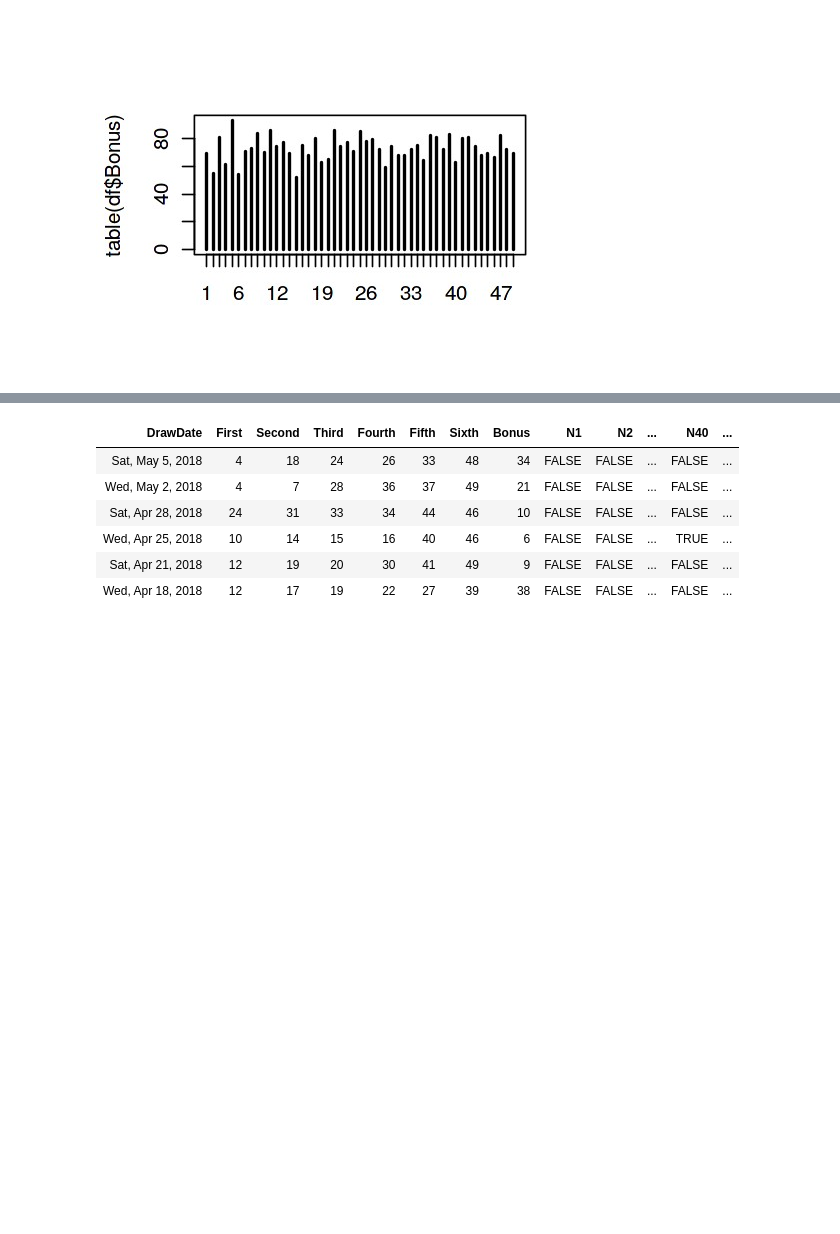
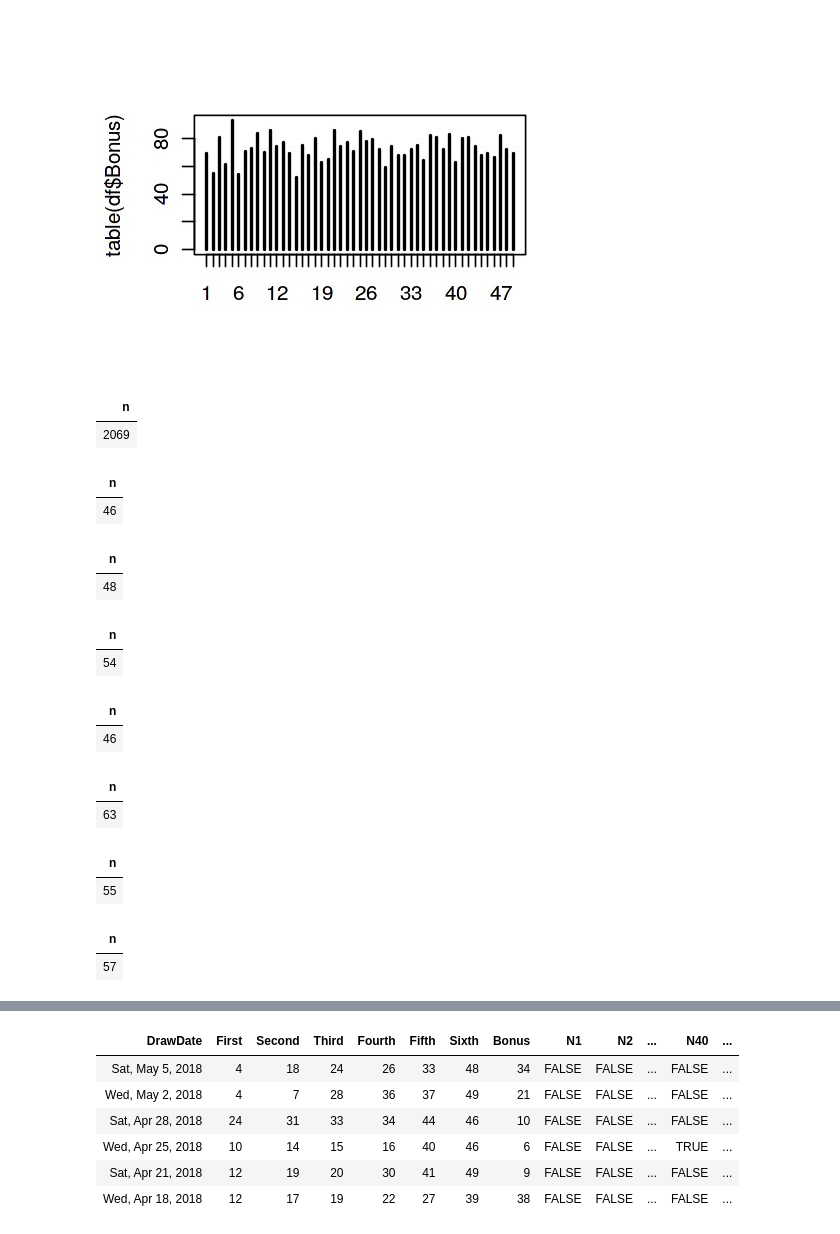
Before and after one commit to tarjin/SpecialProjectsInR, a Jupyter notebook: Lotto649Analysis.ipynb, the cells around one changed output, grey strips where cells are left out. Saved outputs shown, nothing was run; the diff lists cells and outputs as text; code cells hidden in the pictures; blank space fills up the shorter version.

```diff
--- a/Lotto649Analysis.ipynb
+++ b/Lotto649Analysis.ipynb
@@ -187,0 +187,63 @@ df_query <- df %>% # how to query if a combination of numbers were drawn regardl
+# %%
+df_query <- df %>%
+  filter(N31 == TRUE | N40 == TRUE | N46 == TRUE | N47 == TRUE | N48 == TRUE | N49 == TRUE)
+count(df_query)
+# %% [output]
+| n |
+| 2069 |
+# %%
+df_query1 <- df %>%
+  filter(N31 == TRUE) %>%
+  filter(N40 == TRUE)
+count(df_query1)
+# %% [output]
+| n |
+| 46 |
+# %%
+df_query2 <- df %>%
+  filter(N31 == TRUE) %>%
+  filter(N46 == TRUE)
+count(df_query2)
+# %% [output]
+| n |
+| 48 |
+# %%
+df_query3 <- df %>%
+  filter(N31 == TRUE) %>%
+  filter(N47 == TRUE)
+count(df_query3)
+# %% [output]
+| n |
+| 54 |
+# %%
+df_query4 <- df %>%
+  filter(N31 == TRUE) %>%
+  filter(N48 == TRUE)
+count(df_query4)
+# %% [output]
+| n |
+| 46 |
+# %%
+df_query5 <- df %>%
+  filter(N31 == TRUE) %>%
+  filter(N49 == TRUE)
+count(df_query5)
+# %% [output]
+| n |
+| 63 |
+# %%
+df_query6 <- df %>%
+  filter(N40 == TRUE) %>%
+  filter(N46 == TRUE)
+count(df_query6)
+# %% [output]
+| n |
+| 55 |
+# %%
+df_query7 <- df %>%
+  filter(N40 == TRUE) %>%
+  filter(N47 == TRUE)
+count(df_query7)
+# %% [output]
+| n |
+| 57 |
```
Also changed, not shown: parts of 22 cells of this notebook.
